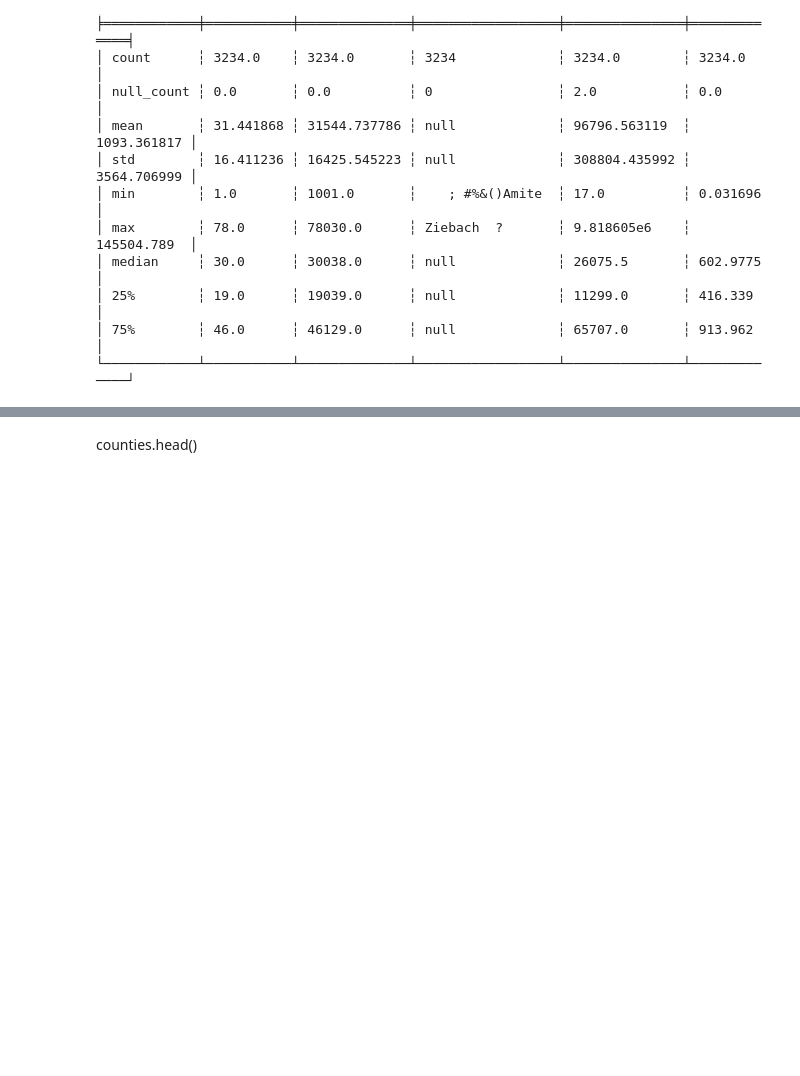
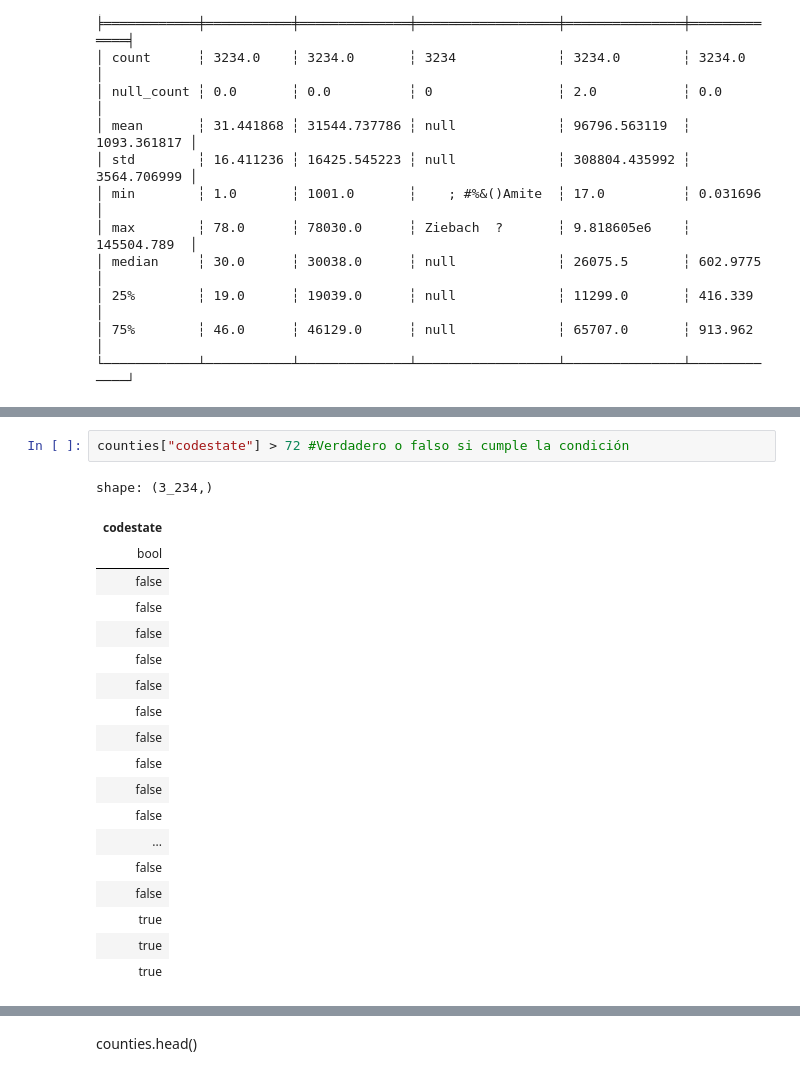
Before and after one commit to anrojasor/Proyecto-CD, a Jupyter notebook: Polars.ipynb, the cells around one changed output, grey strips where cells are left out. Drawn from its saved outputs; the diff is of its cells as text; blank space fills up the shorter version.

```diff
--- a/Polars.ipynb
+++ b/Polars.ipynb
@@ -191,0 +295,22 @@ shape: (9, 6)
+# %%
+counties["codestate"] > 72 #Verdadero o falso si cumple la condición
+# %% [output]
+shape: (3_234,)
+| codestate |
+| bool |
+| false |
+| false |
+| false |
+| false |
+| false |
+| false |
+| false |
+| false |
+| false |
+| false |
+| ... |
+| false |
+| false |
+| true |
+| true |
+| true |
```
Also changed, not shown: parts of 11 cells of this notebook.
